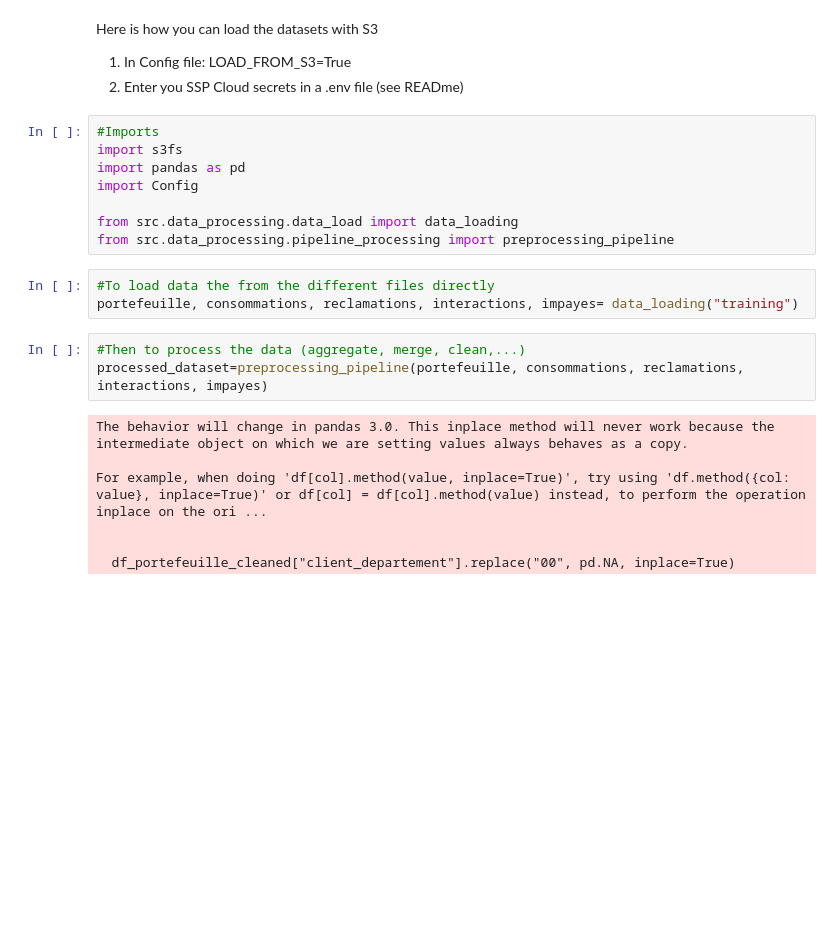
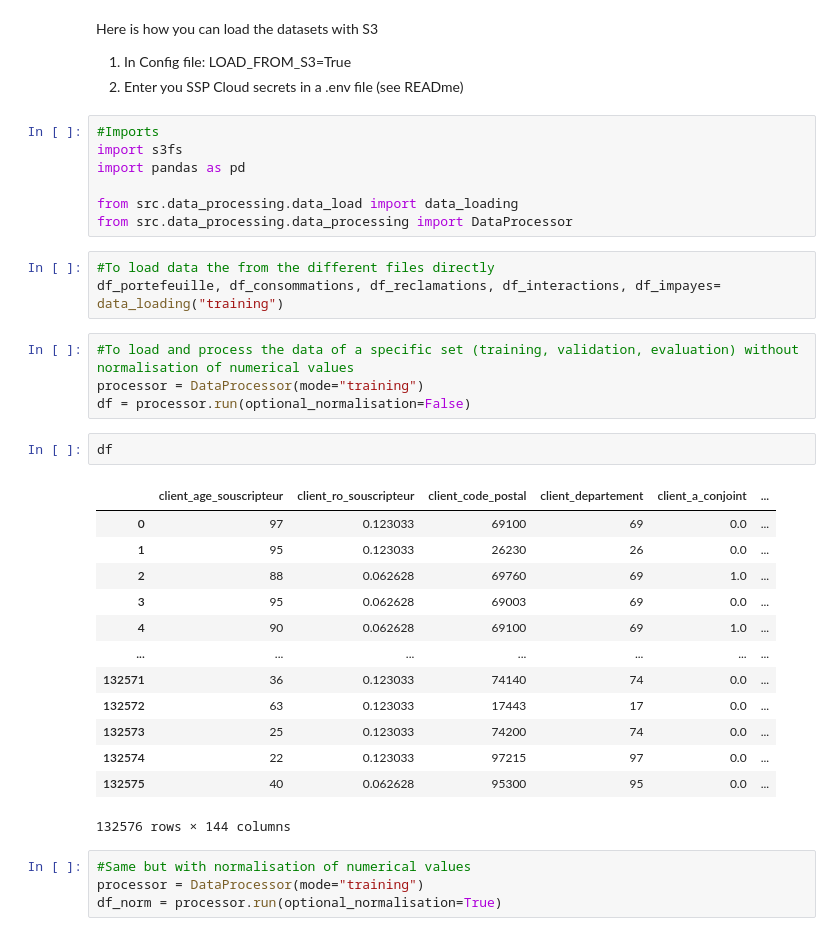
Before and after one commit to kellybourbon2/Alptis-churn-prediction, a Jupyter notebook: demo_loading.ipynb, the cells around one changed output. Saved outputs shown, nothing was run; the diff lists cells and outputs as text; blank space fills up the shorter version.

```diff
--- a/demo_loading.ipynb
+++ b/demo_loading.ipynb
@@ -6,20 +6,33 @@ Here is how you can load the datasets with S3
 #Imports
 import s3fs
 import pandas as pd
-import Config
 
 from src.data_processing.data_load import data_loading
-from src.data_processing.pipeline_processing import preprocessing_pipeline
+from src.data_processing.data_processing import DataProcessor
 # %%
 #To load data the from the different files directly
-portefeuille, consommations, reclamations, interactions, impayes= data_loading("training")
+df_portefeuille, df_consommations, df_reclamations, df_interactions, df_impayes= data_loading("training")
 # %%
-#Then to process the data (aggregate, merge, clean,...)
-processed_dataset=preprocessing_pipeline(portefeuille, consommations, reclamations, interactions, impayes)
+#To load and process the data of a specific set (training, validation, evaluation) without normalisation of numerical values
+processor = DataProcessor(mode="training")
+df = processor.run(optional_normalisation=False)
-# %% [output]
-The behavior will change in pandas 3.0. This inplace method will never work because the intermediate object on which we are setting values always behaves as a copy.
-
-For example, when doing 'df[col].method(value, inplace=True)', try using 'df.method({col: value}, inplace=True)' or df[col] = df[col].method(value) instead, to perform the operation inplace on the ori ...
-
-
-  df_portefeuille_cleaned["client_departement"].replace("00", pd.NA, inplace=True)
+# %%
+df
+# %% [output]
+|  | client_age_souscripteur | client_ro_souscripteur | client_code_postal | client_departement | client_a_conjoint | ... |
+| 0 | 97 | 0.123033 | 69100 | 69 | 0.0 | ... |
+| 1 | 95 | 0.123033 | 26230 | 26 | 0.0 | ... |
+| 2 | 88 | 0.062628 | 69760 | 69 | 1.0 | ... |
+| 3 | 95 | 0.062628 | 69003 | 69 | 0.0 | ... |
+| 4 | 90 | 0.062628 | 69100 | 69 | 1.0 | ... |
+| ... | ... | ... | ... | ... | ... | ... |
+| 132571 | 36 | 0.123033 | 74140 | 74 | 0.0 | ... |
+| 132572 | 63 | 0.123033 | 17443 | 17 | 0.0 | ... |
+| 132573 | 25 | 0.123033 | 74200 | 74 | 0.0 | ... |
+| 132574 | 22 | 0.123033 | 97215 | 97 | 0.0 | ... |
+| 132575 | 40 | 0.062628 | 95300 | 95 | 0.0 | ... |
+132576 rows × 144 columns
+# %%
+#Same but with normalisation of numerical values
+processor = DataProcessor(mode="training")
+df_norm = processor.run(optional_normalisation=True)
```
Also changed, not shown: parts of 5 cells of this notebook, 1 other file.
